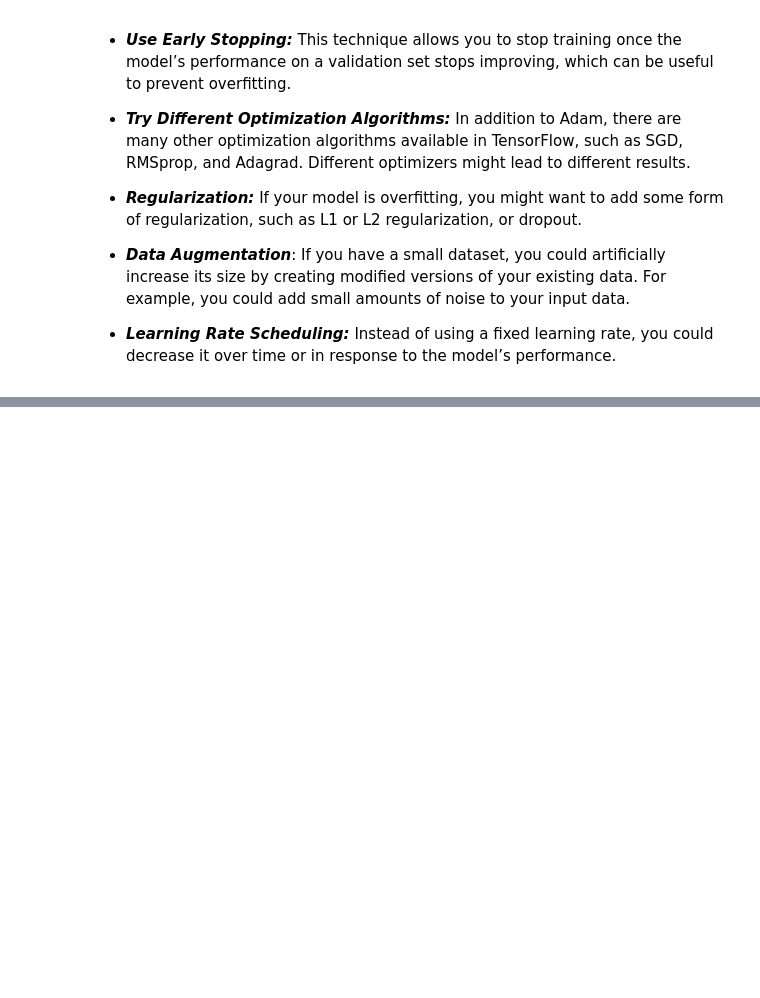
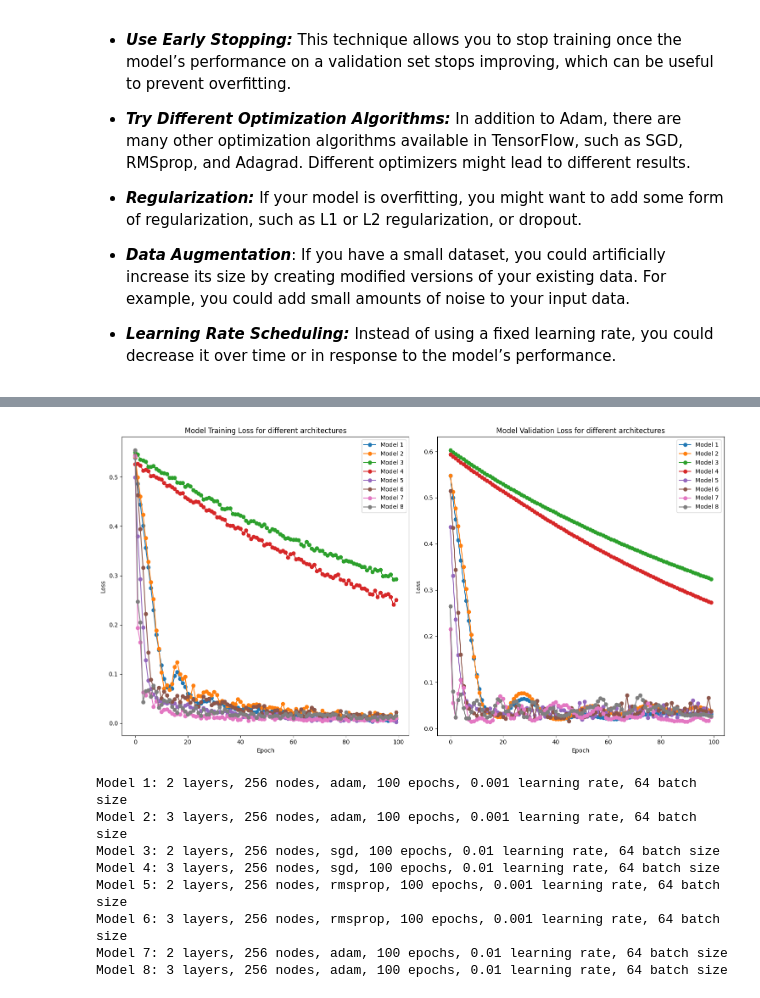
Before and after one commit to pavsingh7/Masters-Dissertation, a Jupyter notebook: Code/7 neural_collab_filtering.ipynb, the cells around one changed output, grey strips where cells are left out. Drawn from its saved outputs; the diff is of its cells as text; code cells hidden in the pictures; blank space fills up the shorter version.

```diff
--- a/Code/7 neural_collab_filtering.ipynb
+++ b/Code/7 neural_collab_filtering.ipynb
@@ -555,0 +592,19 @@ plt.show()
+# %%
+# TEST AND TRAIN DATA ====================================
+
+# Prepare the data - trining
+train_x = data_hidden[['user', 'book']].apply(lambda x: x.cat.codes)
+train_y = data_hidden['rating'].astype(np.float64)
+train_y = (train_y - 1) / 4
+
+# Prepare the data - testing
+copy = data.copy()
+copy = copy.reset_index()
+copy = copy.melt(id_vars=copy.columns[0], var_name='book', value_name='rating')
+copy.columns = ['user', 'book', 'rating']
+test_x = copy.iloc[indices_hidden, 0:2]
+test_x['user'] = test_x['user'].astype('category')
+test_x['book'] = test_x['book'].astype('category')
+test_x = test_x.apply(lambda x: x.cat.codes)
+test_y = copy.iloc[indices_hidden, 2].astype(np.float64)
+test_y = (test_y - 1) / 4
@@ -555,0 +723,56 @@ plt.show()
+# %%
+# visualise training and validation loss for all models
+plt.figure(figsize=(15, 8))
+
+# Training Loss
+plt.subplot(1, 2, 1)
+plt.plot(history.history['loss'], label='Model 1', marker='o')
+plt.plot(history2.history['loss'], label='Model 2', marker='o')
+plt.plot(history3.history['loss'], label='Model 3', marker='o')
+plt.plot(history4.history['loss'], label='Model 4', marker='o')
+plt.plot(history5.history['loss'], label='Model 5', marker='o')
+plt.plot(history6.history['loss'], label='Model 6', marker='o')
+plt.plot(history7.history['loss'], label='Model 7', marker='o')
+plt.plot(history8.history['loss'], label='Model 8', marker='o')
+plt.title('Model Training Loss for different architectures')
+plt.ylabel('Loss')
+plt.xlabel('Epoch')
+plt.legend(loc='upper right')
+
+# Validation Loss
+plt.subplot(1, 2, 2)
+plt.plot(history.history['val_loss'], label='Model 1', marker='o')
+plt.plot(history2.history['val_loss'], label='Model 2', marker='o')
+plt.plot(history3.history['val_loss'], label='Model 3', marker='o')
+plt.plot(history4.history['val_loss'], label='Model 4', marker='o')
+plt.plot(history5.history['val_loss'], label='Model 5', marker='o')
+plt.plot(history6.history['val_loss'], label='Model 6', marker='o')
+plt.plot(history7.history['val_loss'], label='Model 7', marker='o')
+plt.plot(history8.history['val_loss'], label='Model 8', marker='o')
+plt.title('Model Validation Loss for different architectures')
+plt.ylabel('Loss')
+plt.xlabel('Epoch')
+plt.legend(loc='upper right')
+plt.tight_layout()
+plt.savefig(r"C:\Users\e1002902\Documents\GitHub Repository\Masters-Dissertation\Code\ncf_training_all.png")
+plt.show()
+
+# print models
+print("Model 1: 2 layers, 256 nodes, adam, 100 epochs, 0.001 learning rate, 64 batch size")
+print("Model 2: 3 layers, 256 nodes, adam, 100 epochs, 0.001 learning rate, 64 batch size")
+print("Model 3: 2 layers, 256 nodes, sgd, 100 epochs, 0.001 learning rate, 64 batch size")
+print("Model 4: 3 layers, 256 nodes, sgd, 100 epochs, 0.001 learning rate, 64 batch size")
+print("Model 5: 2 layers, 256 nodes, rmsprop, 100 epochs, 0.001 learning rate, 64 batch size")
+print("Model 6: 3 layers, 256 nodes, rmsprop, 100 epochs, 0.001 learning rate, 64 batch size")
+print("Model 7: 2 layers, 256 nodes, adam, 100 epochs, 0.01 learning rate, 64 batch size")
+print("Model 8: 3 layers, 256 nodes, adam, 100 epochs, 0.01 learning rate, 64 batch size")
+# %% [output]
+[figure, added]
+Model 1: 2 layers, 256 nodes, adam, 100 epochs, 0.001 learning rate, 64 batch size
+Model 2: 3 layers, 256 nodes, adam, 100 epochs, 0.001 learning rate, 64 batch size
+Model 3: 2 layers, 256 nodes, sgd, 100 epochs, 0.01 learning rate, 64 batch size
+Model 4: 3 layers, 256 nodes, sgd, 100 epochs, 0.01 learning rate, 64 batch size
+Model 5: 2 layers, 256 nodes, rmsprop, 100 epochs, 0.001 learning rate, 64 batch size
+Model 6: 3 layers, 256 nodes, rmsprop, 100 epochs, 0.001 learning rate, 64 batch size
+Model 7: 2 layers, 256 nodes, adam, 100 epochs, 0.01 learning rate, 64 batch size
+Model 8: 3 layers, 256 nodes, adam, 100 epochs, 0.01 learning rate, 64 batch size
```
Also changed, not shown: parts of 15 cells of this notebook.
